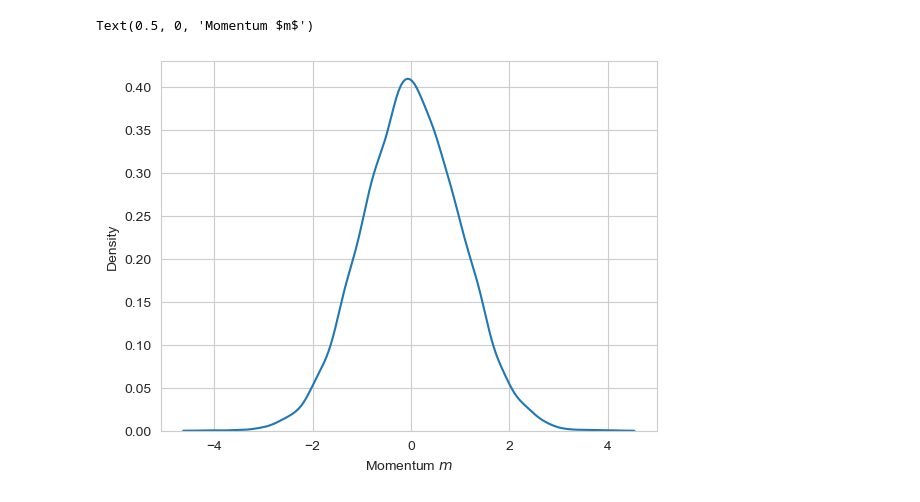
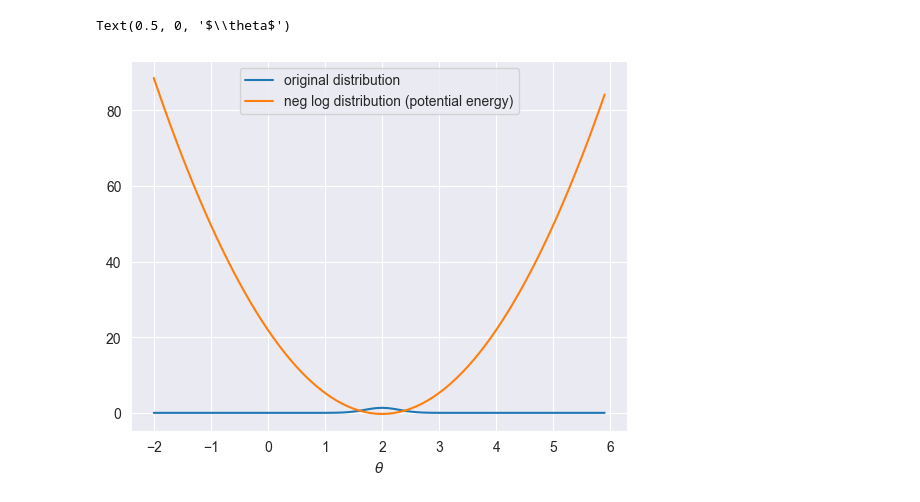
Before and after one commit to AG1-NUIW-Kolleg/Hamilton_MC, a Jupyter notebook: hamilton_monte_carlo.ipynb, the cells around one changed output. Saved outputs shown, nothing was run; the diff lists cells and outputs as text; code cells hidden in the pictures.

```diff
--- a/hamilton_monte_carlo.ipynb
+++ b/hamilton_monte_carlo.ipynb
@@ -20,4 +24,5 @@ def derivative(func, x0, dx=1e-6):
     return (func(x0 + dx) - func(x0)) / dx
 # %%
 # Computing the potential energy
-potential_energy = lambda x: -norm.logpdf(x, mean_theta, std_theta)
+def potential_energy(x):
+    return -np.log(norm.pdf(x, mean_theta, std_theta))
@@ -42,36 +40,3 @@ def leapfrog(momentum, theta, epsilon = 0.001, L = 100):
         theta_star = theta_star + epsilon * 1/std_momentum * m_star
         m_star = m_star - epsilon/2 * derivative(potential_energy, theta)
     return m_star, theta_star
-# %%
-# Actual implementation of HMC
-num_iterations = 10000
-thetas = [2.9] #fixed init theta far from the mean
-#thetas = random.normal(size=1).tolist()  #random init theta
-sample_momenta = []  # save momenta that are sampled at the beginning of each iteration
-m_star_list = [] # save momenta that are determined by leapfrog algorithm
-
-for i in tqdm(range(num_iterations)):
-    # sample random momentum
-    momentum = random.normal(size=1, scale = std_momentum)
-    sample_momenta.extend(momentum)
-    # leapfrog algorithm returns candidate values for theta and momentum
-    m_star, theta_star = leapfrog(momentum, theta = thetas[-1], epsilon=0.001, L = 100)
-
-    # calculate acceptance probability
-    p_previous_theta = norm.pdf(thetas[-1])
-    p_theta_star = norm.pdf(theta_star)
-    p_previous_m = norm.pdf(momentum)
-    p_m_star = norm.pdf(m_star)
-    alpha = min(1, (p_theta_star*p_m_star)/(p_previous_theta*p_previous_m))
-
-    # sample random value to determine if we accept the new value
-    if random.uniform() <= alpha:    # accept new value
-        thetas.extend(theta_star)
-        m_star_list.extend(m_star)
-
-    else:    # keep old value
-        thetas.append(thetas[-1])
-        m_star_list.append(m_star[-1])
-
-sns.kdeplot(thetas) # Marginal distribution of theta
-plt.xlabel(r'Parameter $\theta$')
@@ -81,6 +42,0 @@ Text(0.5, 0, 'Parameter $\\theta$')
-# %%
-sns.kdeplot(sample_momenta) # Marginal distribution of momentum
-plt.xlabel(r'Momentum $m$')
-# %% [output]
-Text(0.5, 0, 'Momentum $m$')
-[figure, old version]
@@ -101,3 +96,13 @@ def create_hmcplot(thetas, sample_momenta, m_star_list, n_thetas_shown):
     plt.title('HMC using Leapfrog algorithm')
     plt.xlabel(r'Parameter $\theta$')
     plt.ylabel('Momentum $m$')
+# %%
+# First look into posterior distribution and neg log posterior
+x = np.arange(-2, 6, 0.1)
+plt.plot(x, norm.pdf(x, mean_theta, std_theta), label = 'original distribution')
+plt.plot(x, [potential_energy(i) for i in x], label = 'neg log distribution (potential energy)')
+plt.legend()
+plt.xlabel(r'$\theta$')
+# %% [output]
+Text(0.5, 0, '$\\theta$')
+[figure, new version]
```
Also changed, not shown: parts of 15 cells of this notebook.
